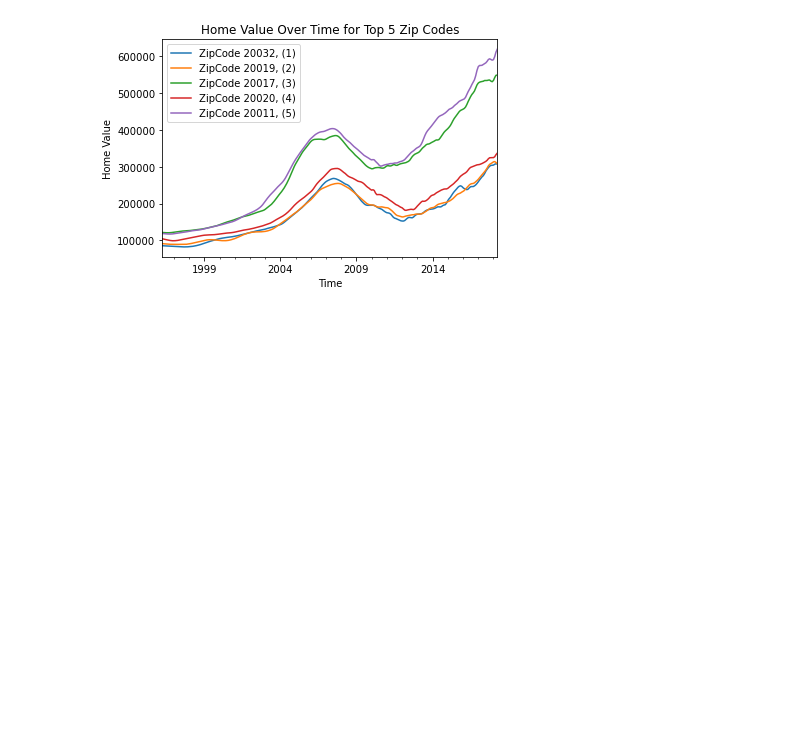
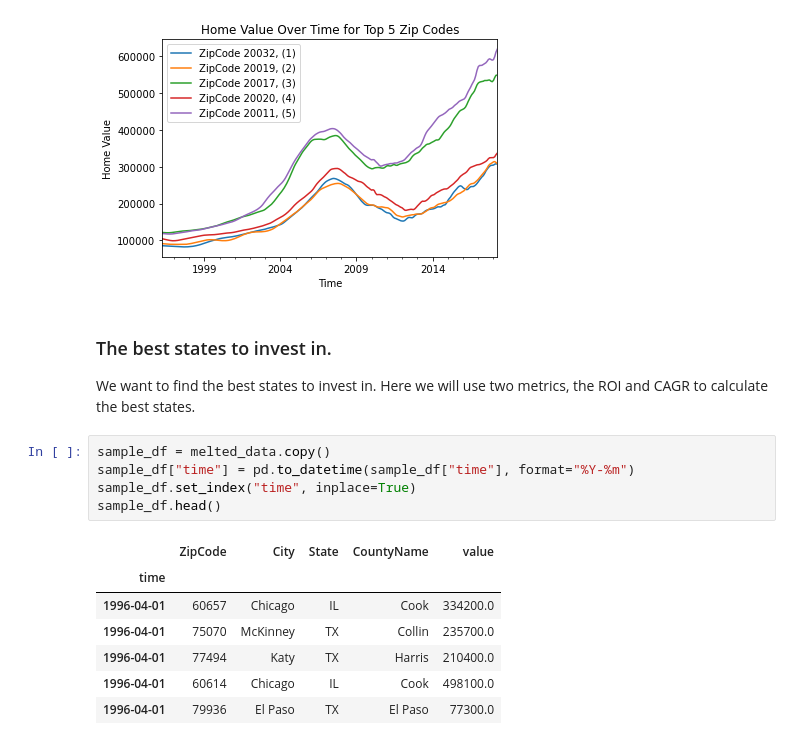
Before and after one commit to esipil/Zillow-House-Data-Time-Series-Modeling, a Jupyter notebook: index.ipynb, the cells around one changed output. Drawn from its saved outputs; the diff is of its cells as text; blank space fills up the shorter version.

```diff
--- a/index.ipynb
+++ b/index.ipynb
@@ -242,3 +256,19 @@ plt.legend()
 plt.show()
 # %% [output]
 [figure]
+# %% [markdown]
+### The best states to invest in.
+We want to find the best states to invest in. Here we will use two metrics, the ROI and CAGR to calculate the best states.
+# %%
+sample_df = melted_data.copy()
+sample_df["time"] = pd.to_datetime(sample_df["time"], format="%Y-%m")
+sample_df.set_index("time", inplace=True)
+sample_df.head()
+# %% [output]
+|  | ZipCode | City | State | CountyName | value |
+| time |  |  |  |  |  |
+| 1996-04-01 | 60657 | Chicago | IL | Cook | 334200.0 |
+| 1996-04-01 | 75070 | McKinney | TX | Collin | 235700.0 |
+| 1996-04-01 | 77494 | Katy | TX | Harris | 210400.0 |
+| 1996-04-01 | 60614 | Chicago | IL | Cook | 498100.0 |
+| 1996-04-01 | 79936 | El Paso | TX | El Paso | 77300.0 |
```
Also changed, not shown: parts of 9 cells of this notebook, 1 other file.
